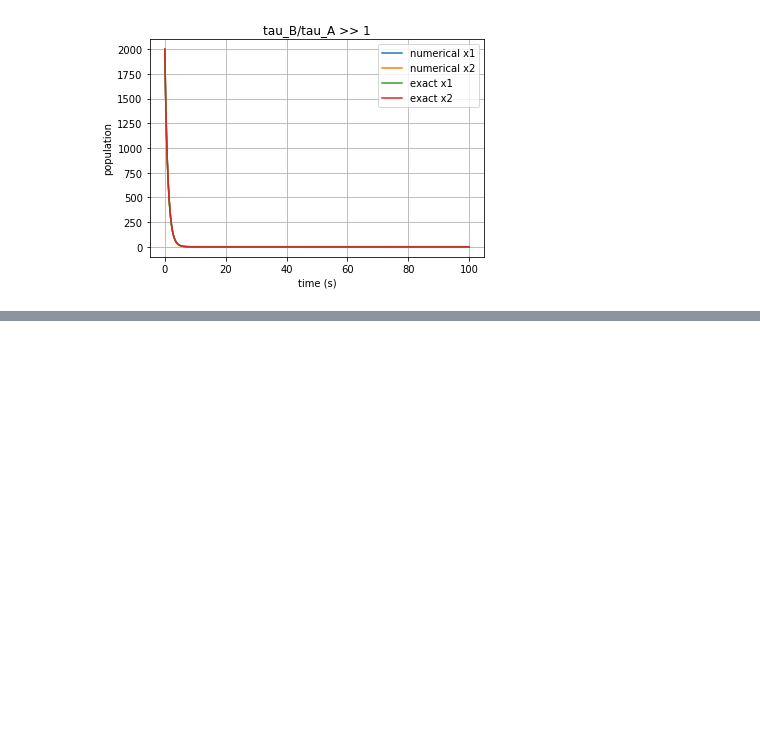
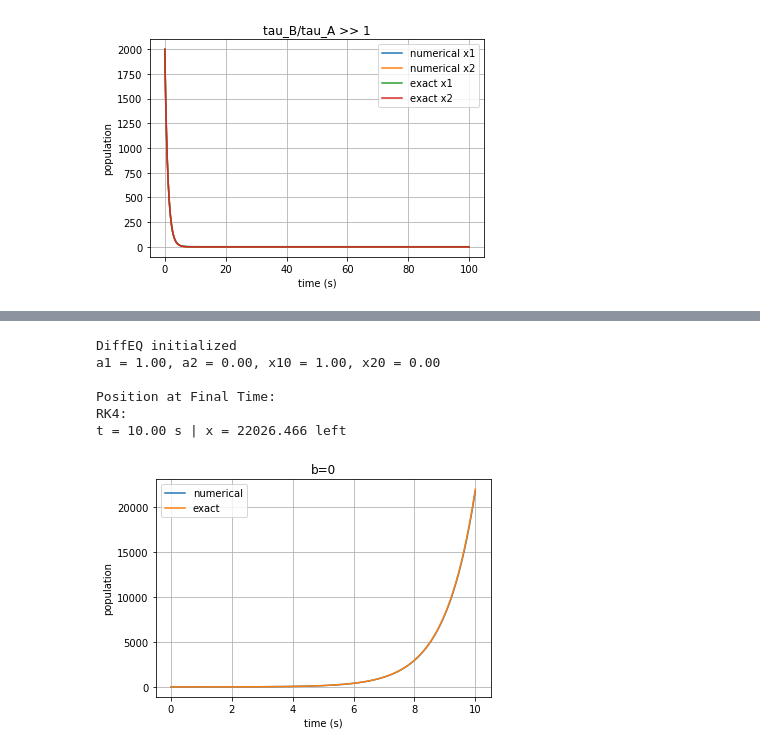
Before and after one commit to aton-physics/Lectures, a Jupyter notebook: Assign1.ipynb, the cells around one changed output, grey strips where cells are left out. Drawn from its saved outputs; the diff is of its cells as text; code cells hidden in the pictures; blank space fills up the shorter version.

```diff
--- a/Assign1.ipynb
+++ b/Assign1.ipynb
@@ -11,7 +11,7 @@ import numpy as np
 %matplotlib inline
 class DiffEQ (object):
     #solves first order ODEs using an RK4 method
-    def __init__(self, a1=1.0, a2=1.0, x10 = 0.0, x20 = 0.0, t=0.0, tf = 10.0, dt = 0.01):
+    def __init__(self, a1=1.0, a2=1.0, x10 = 0.0, x20 = 0.0, t=0.0, tf = 10.0, dt = 0.01, n_sq = "no"):
         #solves dx/dt = ax
         print("DiffEQ initialized")
         self.a1 = a1
@@ -22,11 +22,14 @@ class DiffEQ (object):
         self.tf = tf
         self.dt = 0.01
         npoints = int(tf/dt)
+        self.n_sq = n_sq
         print("a1 = {0:0.2f}, a2 = {1:0.2f}, x10 = {2:0.2f}, x20 = {3:0.2f}".format(self.a1, self.a2, self.x1, self.x2))
         self.npoints = npoints
         self.tarray = np.linspace(0.0, tf,npoints, endpoint = True) # include final timepoint
     def differential_equation(self, x1, x2, t):
         result = self.a1*x1 + self.a2*x2
+        if self.n_sq == "yes":
+            result = self.a1*x1 + self.a2*x1*x1
         return result
     def RK4_step(self):
         k1 = self.dt*self.differential_equation(self.x1, 0, self.t)
@@ -67,12 +70,20 @@ class DiffEQ (object):
                 print("bad argument")
         self.x1_array = np.array(x1_array)
         self.x2_array = np.array(x2_array)
-    def plot(self, ExactSolution):
+    def plot(self, ExactSolution, titlestring):
         fig, ax = plt.subplots()
         ax.plot(self.tarray, self.x1_array, label = "numerical")
-        ax.set(xlabel='time (s)', ylabel='population', title='RK4 integration of 1st order ODE')
+        ax.set(xlabel='time (s)', ylabel='population', title=titlestring)
         ax.grid()
         ax.plot(self.tarray, ExactSolution(self.tarray), label = "exact")
+        plt.legend()
+        fig.savefig("test.png")
+        plt.show()
+    def plot_numerical(self, titlestring):
+        fig, ax = plt.subplots()
+        ax.plot(self.tarray, self.x1_array, label = "numerical")
+        ax.set(xlabel='time (s)', ylabel='population', title=titlestring)
+        ax.grid()
         plt.legend()
         fig.savefig("test.png")
         plt.show()
@@ -217,0 +235,22 @@ At short times, we see the typical rate law decay. Decay is fastest near zero, s
+# %%
+a = 1
+b = 0
+N0 = 1.0
+def ExactSolution(arg, param1=a, ic1=N0):
+    return ic1*np.exp(arg*param1)
+positional = "yes"
+def PlotDiffEQ(a, b, N0, titlestring):
+    equation = DiffEQ(a, b, N0, 0.0, 0.0, 10, 0.01, positional)
+    equation.trajectory("no")
+    equation.results()
+    equation.plot(ExactSolution, titlestring)
+PlotDiffEQ(a, b, N0, "b=0")
+#def __init__(self, a1=1.0, a2=1.0, x10 = 0.0, x20 = 0.0, t=0.0, tf = 10.0, dt = 0.01, n_sq = "no"):
+# %% [output]
+DiffEQ initialized
+a1 = 1.00, a2 = 0.00, x10 = 1.00, x20 = 0.00
+
+Position at Final Time:
+RK4:
+t = 10.00 s | x = 22026.466 left
+[figure, added]
```
Also changed, not shown: parts of 4 cells of this notebook.
